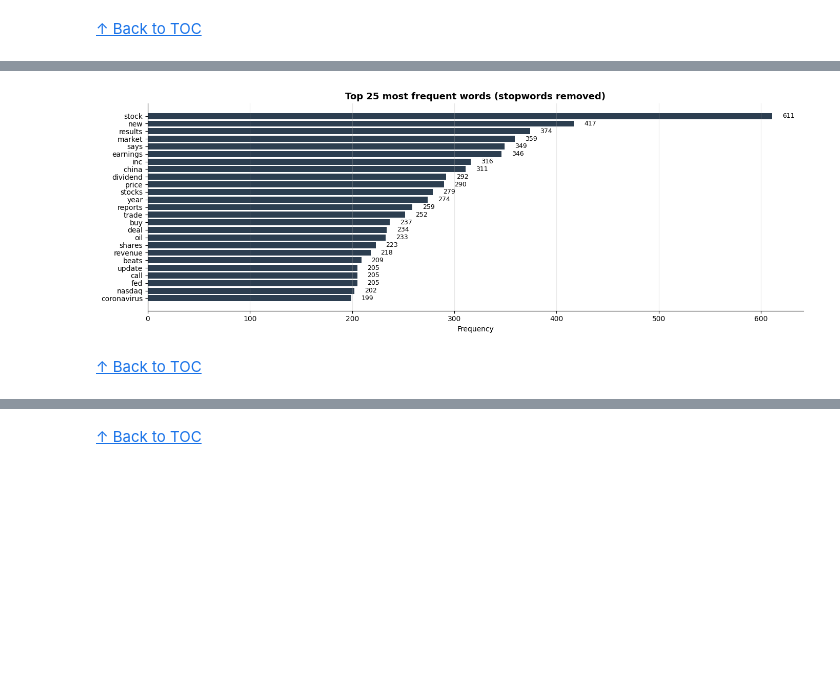
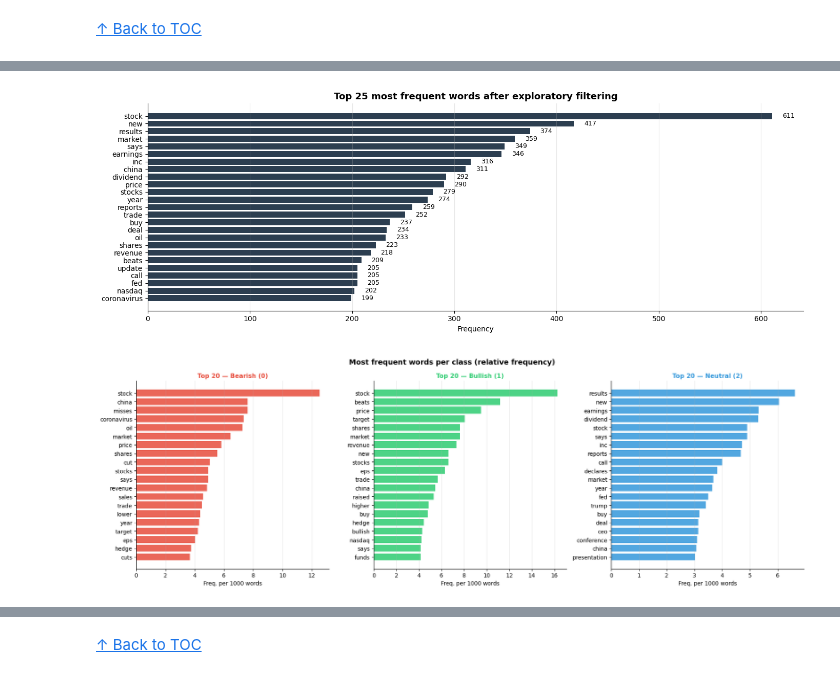
Before and after one commit to rodbarretoteixeira/Text_Mining, a Jupyter notebook: projeto/tm_tests_xx.ipynb, the cells around one changed output, grey strips where cells are left out. Drawn from its saved outputs; the diff is of its cells as text; code cells hidden in the pictures; blank space fills up the shorter version.

```diff
--- a/projeto/tm_tests_xx.ipynb
+++ b/projeto/tm_tests_xx.ipynb
@@ -337,17 +356,82 @@ Top 20 most frequent words:
 # %%
+# ── tokenize_clean: strip URLs, mentions, hashtags, punctuation and stopwords ─
+
+def tokenize_clean(text):
+    """Tokenizes, lowercases, removes punctuation, URLs, mentions, hashtags and stopwords."""
+    text = str(text).lower()
+    text = re.sub(r'http\S+|www\S+', '', text)       # remove URLs
+    text = re.sub(r'@\w+|#\w+', '', text)            # remove @mentions and #hashtags
+    text = re.sub(r'[^a-z\s]', ' ', text)            # keep letters only
+    tokens = word_tokenize(text)
+    return [t for t in tokens if t not in STOP and len(t) > 2]
+
+
+# ── Overall vocabulary ────────────────────────────────────────────────────────
+
+# Build a flat list of all tokens across every tweet
+all_tokens = []
+for txt in df['text']:
+    all_tokens.extend(tokenize_clean(txt))
+
+# Calculate word frequencies
+freq  = Counter(all_tokens)
+top50 = freq.most_common(50)
+
+# Horizontal bar chart — top 25 most frequent words
 top25_words, top25_counts = zip(*top50[:25])
+
 fig, ax = plt.subplots(figsize=(14, 5))
 bars = ax.barh(list(reversed(top25_words)), list(reversed(top25_counts)),
                color='#2c3e50', edgecolor='none')
+
+# Add frequency labels at the end of each bar
 for bar, cnt in zip(bars, reversed(top25_counts)):
-    ax.text(bar.get_width()+10, bar.get_y()+bar.get_height()/2,
+    ax.text(bar.get_width() + 10, bar.get_y() + bar.get_height() / 2,
             f'{cnt:,}', va='center', fontsize=9)
-ax.set_title('Top 25 most frequent words (stopwords removed)', fontsize=13, fontweight='bold')
-ax.set_xlabel('Frequency'); ax.grid(axis='x', alpha=0.3)
-ax.spines[['top','right']].set_visible(False)
+
+ax.set_title('Top 25 most frequent words after exploratory filtering',
+             fontsize=13, fontweight='bold')
+ax.set_xlabel('Frequency')
+ax.grid(axis='x', alpha=0.3)
+ax.spines[['top', 'right']].set_visible(False)
 plt.tight_layout()
 plt.show()
+
+
+# ── Most frequent words by sentiment class ────────────────────────────────────
+
+# Build a token counter for each sentiment class
+tokens_per_class = {}
+for lbl in [0, 1, 2]:
+    toks = []
+    for txt in df[df['label'] == lbl]['text']:
+        toks.extend(tokenize_clean(txt))
+    tokens_per_class[lbl] = Counter(toks)
+
+# Total token count per class (used to normalise frequencies)
+total_per_class = {lbl: sum(c.values()) for lbl, c in tokens_per_class.items()}
+
+fig, axes = plt.subplots(1, 3, figsize=(18, 6))
+
+for lbl, ax in zip([0, 1, 2], axes):
+    # Relative frequency per 1000 words (only words appearing at least 5 times)
+    rel_freq = {w: cnt / total_per_class[lbl] * 1000
+                for w, cnt in tokens_per_class[lbl].items() if cnt >= 5}
+    top_words = sorted(rel_freq, key=rel_freq.get, reverse=True)[:20]
+
+    ax.barh(list(reversed(top_words)),
+            [rel_freq[w] for w in reversed(top_words)],
+            color=CLASS_COLORS[lbl], edgecolor='none', alpha=0.85)
+    ax.set_title(f'Top 20 — {CLASS_NAMES[lbl]}', fontsize=11,
+                 fontweight='bold', color=CLASS_COLORS[lbl])
+    ax.set_xlabel('Freq. per 1000 words')
+    ax.grid(axis='x', alpha=0.3)
+    ax.spines[['top', 'right']].set_visible(False)
+
+plt.suptitle('Most frequent words per class (relative frequency)',
+             fontsize=13, fontweight='bold')
+plt.tight_layout()
+plt.show()
 # %% [output]
-[figure, old version]
+[figure, new version]
+[figure, added]
-# %% [markdown]
-[↑ Back to TOC](#toc)
```
Also changed, not shown: parts of 29 cells of this notebook.
